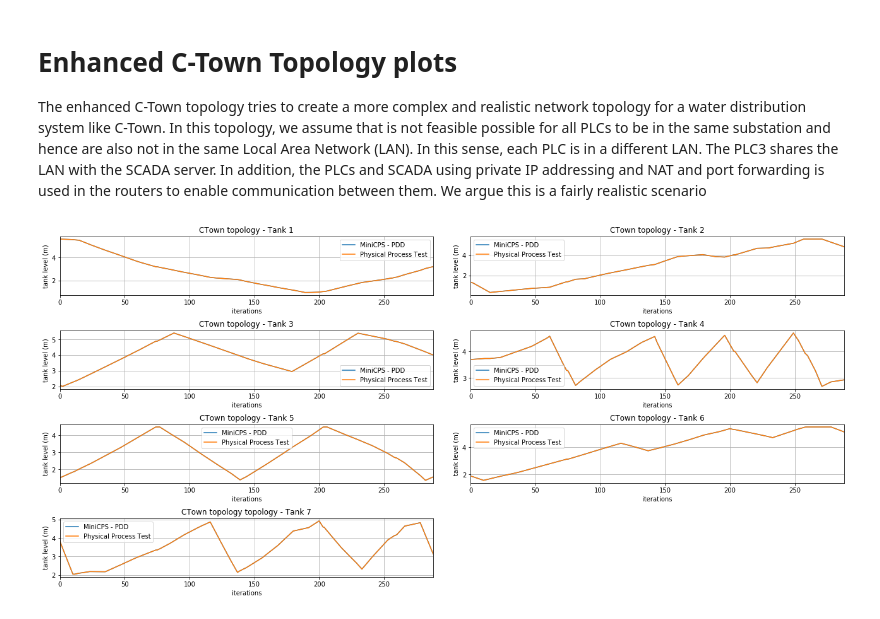
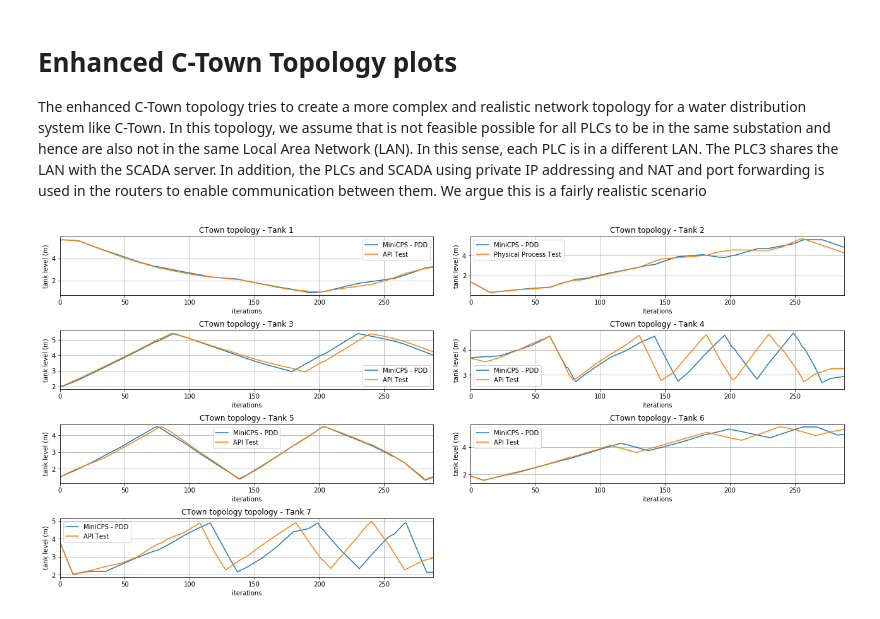
Before and after one commit to Critical-Infrastructure-Systems-Lab/DHALSIM, a Jupyter notebook: ICS_topologies/enhanced_ctown_topology/plot_enhanced_ctown.ipynb, the cells around one changed output. Saved outputs shown, nothing was run; the diff lists cells and outputs as text; code cells hidden in the pictures.

```diff
--- a/ICS_topologies/enhanced_ctown_topology/plot_enhanced_ctown.ipynb
+++ b/ICS_topologies/enhanced_ctown_topology/plot_enhanced_ctown.ipynb
@@ -11,9 +11,9 @@ import csv
 import time
 import pandas as pd
 # %%
-no_minicps_ctown = pd.read_csv('no_attack/output/physical_process.csv')
-minicps_ctown = pd.read_csv('new_icss_paper_attacks/normal_behaviour/week_0/physical_process.csv')
-minicps_ctown_physical = pd.read_csv('api_tests/scada_test/week_0/physical_process.csv')
+minicps_ctown = pd.read_csv('icss_paper_attacks/normal_behavior/week_0/physical_process.csv')
+#minicps_ctown = pd.read_csv('new_icss_paper_attacks/normal_behaviour/week_0/physical_process.csv')
+minicps_ctown_physical = pd.read_csv('api_debug/week_0/physical_process.csv')
 #minicps_ctown_plc1_attack = pd.read_csv('plc1_attack/output/physical_process.csv')
 #minicps_ctown_mitm_plc5_attack = pd.read_csv('mitm_plc5_attack/output/physical_process.csv')
 #minicps_ctown_plc1_exp_attack = pd.read_csv('vm_tests/tank_1_empty_exponential/week_19/physical_process.csv')
@@ -24,7 +24,8 @@ subplot_wspace = 0.1
 
 dd = plt.subplot(4,2,1)
 minicps_ctown["T1_LEVEL"].plot(label='MiniCPS - PDD', ax=dd)
-minicps_ctown_physical["T1_LEVEL"].plot(label='Physical Process Test', ax=dd)
+minicps_ctown_physical["T1_LEVEL"].plot(label='API Test', ax=dd)
+plt.xlim(left=0, right=288)
 #lt.xlim(left=0, right=2)
 #minicps_ctown_plc1_attack["T1_LEVEL"].plot(label='MiniCPS - PLC1 Attack', ax=dd)
 #minicps_ctown_mitm_plc5_attack["T1_LEVEL"].plot(label='MiniCPS - Mitm PLC5 Attack', ax=dd)
@@ -52,7 +53,7 @@ plt.grid(True)
 
 dd = plt.subplot(4,2,3)
 minicps_ctown["T3_LEVEL"].plot(label='MiniCPS - PDD', ax=dd)
-minicps_ctown_physical["T3_LEVEL"].plot(label='Physical Process Test', ax=dd)
+minicps_ctown_physical["T3_LEVEL"].plot(label='API Test', ax=dd)
 plt.xlim(left=0, right=288)
 #minicps_ctown_plc1_attack["T3_LEVEL"].plot(label='MiniCPS - PLC1 Attack', ax=dd)
 #minicps_ctown_mitm_plc5_attack["T3_LEVEL"].plot(label='MiniCPS - Mitm PLC5 Attack', ax=dd)
@@ -66,7 +67,7 @@ plt.grid(True)
 
 dd = plt.subplot(4,2,4)
 minicps_ctown["T4_LEVEL"].plot(label='MiniCPS - PDD', ax=dd)
-minicps_ctown_physical["T4_LEVEL"].plot(label='Physical Process Test', ax=dd)
+minicps_ctown_physical["T4_LEVEL"].plot(label='API Test', ax=dd)
 plt.xlim(left=0, right=288)
 #minicps_ctown_plc1_attack["T4_LEVEL"].plot(label='MiniCPS - PLC1 Attack', ax=dd)
 #minicps_ctown_mitm_plc5_attack["T4_LEVEL"].plot(label='MiniCPS - Mitm PLC5 Attack', ax=dd)
@@ -80,7 +81,7 @@ plt.grid(True)
 
 dd = plt.subplot(4,2,5)
 minicps_ctown["T5_LEVEL"].plot(label='MiniCPS - PDD', ax=dd)
-minicps_ctown_physical["T5_LEVEL"].plot(label='Physical Process Test', ax=dd)
+minicps_ctown_physical["T5_LEVEL"].plot(label='API Test', ax=dd)
 plt.xlim(left=0, right=288)
 #minicps_ctown_plc1_attack["T5_LEVEL"].plot(label='MiniCPS - PLC1 Attack', ax=dd)
 #minicps_ctown_mitm_plc5_attack["T5_LEVEL"].plot(label='MiniCPS - Mitm PLC5 Attack', ax=dd)
@@ -91,33 +92,33 @@ plt.ylabel('tank level (m)')
 plt.legend()
 plt.subplots_adjust(top=2.00, right=3.00, hspace = subplot_hspace, wspace=subplot_wspace)
 plt.grid(True)
 
 dd = plt.subplot(4,2,6)
 minicps_ctown["T6_LEVEL"].plot(label='MiniCPS - PDD', ax=dd)
-minicps_ctown_physical["T6_LEVEL"].plot(label='Physical Process Test', ax=dd)
+minicps_ctown_physical["T6_LEVEL"].plot(label='API Test', ax=dd)
 plt.xlim(left=0, right=288)
 #minicps_ctown_plc1_attack["T6_LEVEL"].plot(label='MiniCPS - PLC1 Attack', ax=dd)
 #minicps_ctown_mitm_plc5_attack["T6_LEVEL"].plot(label='MiniCPS - Mitm PLC5 Attack', ax=dd)
 #minicps_ctown_plc7_plc5_exp_attack["T6_LEVEL"].plot(label='C-Town PLC7 Exponential Attack', ax=dd)
 plt.title("CTown topology - Tank 6")
 plt.xlabel('iterations')
 plt.ylabel('tank level (m)')
 plt.legend()
 plt.subplots_adjust(top=2.00, right=3.00, hspace = subplot_hspace, wspace=subplot_wspace)
 plt.grid(True)
 
 dd = plt.subplot(4,2,7)
 minicps_ctown["T7_LEVEL"].plot(label='MiniCPS - PDD', ax=dd)
-minicps_ctown_physical["T7_LEVEL"].plot(label='Physical Process Test', ax=dd)
+minicps_ctown_physical["T7_LEVEL"].plot(label='API Test', ax=dd)
 plt.xlim(left=0, right=288)
 #minicps_ctown_plc1_attack["T7_LEVEL"].plot(label='MiniCPS - PLC1 Attack', ax=dd)
 #minicps_ctown_mitm_plc5_attack["T7_LEVEL"].plot(label='MiniCPS - Mitm PLC5 Attack', ax=dd)
 #minicps_ctown_plc7_plc5_exp_attack["T7_LEVEL"].plot(label='C-Town PLC7 Exponential Attack', ax=dd)
 plt.title("CTown topology topology - Tank 7")
 plt.xlabel('iterations')
 plt.ylabel('tank level (m)')
 plt.legend()
 plt.subplots_adjust(top=2.00, right=3.00, hspace = subplot_hspace, wspace=subplot_wspace)
 plt.grid(True)
 # %% [output]
-[figure, old version]
+[figure, new version]
```
Also changed, not shown: 9 other files.
